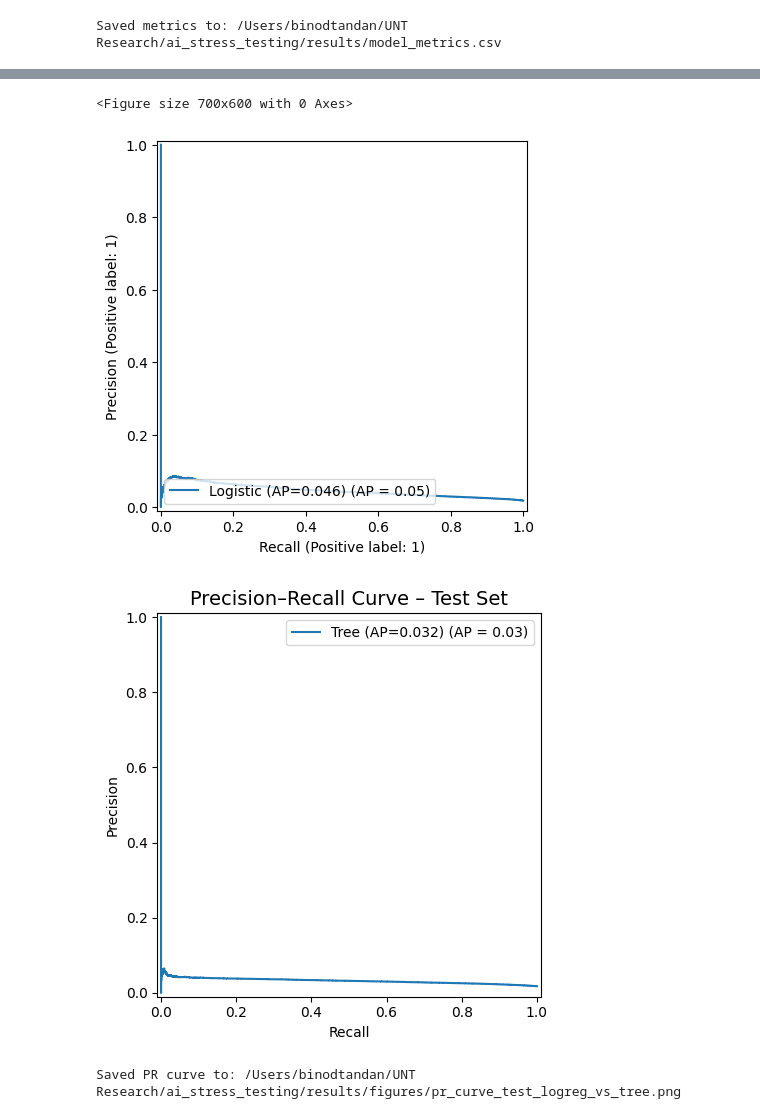
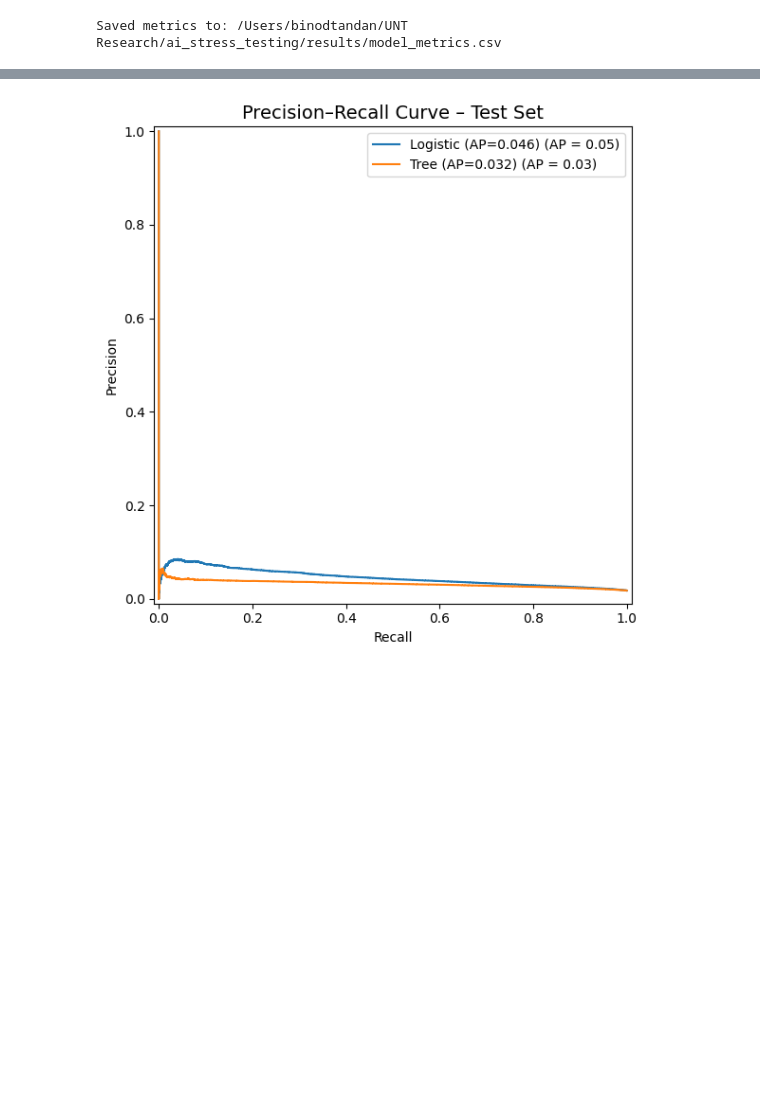
Before and after one commit to BinodTandan/Banking_Stress_Testing, a Jupyter notebook: notebooks/03_model_training.ipynb, the cells around one changed output, grey strips where cells are left out. Cells and saved outputs as stored; diff of their text form; code cells hidden in the pictures; blank space fills up the shorter version.

```diff
--- a/notebooks/03_model_training.ipynb
+++ b/notebooks/03_model_training.ipynb
@@ -395,33 +390,37 @@ Saved ROC curve to: /Users/binodtandan/UNT Research/ai_stress_testing/results/fi
 # %%
 # 5.3 Precision–Recall Curve (Test set) – Logistic vs Tree
 
-plt.figure(figsize=(7, 6))
+plt.close("all")  # remove all stale figures
+
+fig, ax = plt.subplots(figsize=(7, 6))
+
+# Logistic Regression
 PrecisionRecallDisplay.from_predictions(
     y_test, proba_lr_test,
-    name=f"Logistic (AP={average_precision_score(y_test, proba_lr_test):.3f})"
+    name=f"Logistic (AP={average_precision_score(y_test, proba_lr_test):.3f})",
+    ax=ax
 )
 
+# XGBoost
 if proba_xgb_test is not None:
     PrecisionRecallDisplay.from_predictions(
         y_test, proba_xgb_test,
-        name=f"Tree (AP={average_precision_score(y_test, proba_xgb_test):.3f})"
+        name=f"Tree (AP={average_precision_score(y_test, proba_xgb_test):.3f})",
+        ax=ax
     )
 
-plt.title("Precision–Recall Curve – Test Set", fontsize=14)
-plt.xlabel("Recall")
-plt.ylabel("Precision")
-plt.legend()
-plt.tight_layout()
+ax.set_title("Precision–Recall Curve – Test Set", fontsize=14)
+ax.set_xlabel("Recall")
+ax.set_ylabel("Precision")
+ax.legend()
 
-pr_path = FIG_DIR / "pr_curve_test_logreg_vs_tree.png"
-plt.savefig(pr_path, dpi=300)
+fig.tight_layout()
+
+pr_path = FIG_DIR / "pr_curve_test_logreg_vs_xgboost.png"
+fig.savefig(pr_path, dpi=300)
 plt.show()
-print("Saved PR curve to:", pr_path)
 # %% [output]
-<Figure size 700x600 with 0 Axes>
-[figure, old version]
+[figure, new version]
-[figure, removed]
-Saved PR curve to: /Users/binodtandan/UNT Research/ai_stress_testing/results/figures/pr_curve_test_logreg_vs_tree.png
 # %%
 # 5.4 Confusion Matrix (Test set, Logistic, threshold = 0.5)
 # ---------------------------------------------------------------------------
```
Also changed, not shown: parts of 7 cells of this notebook.
